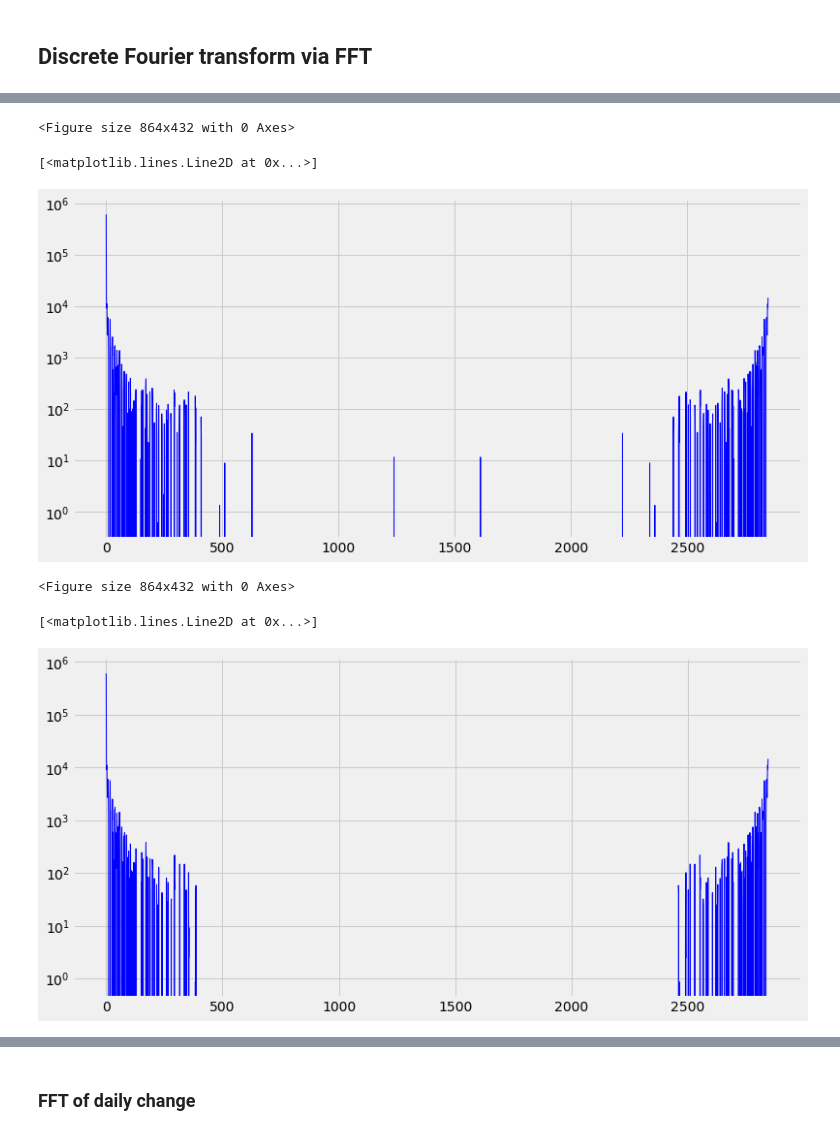
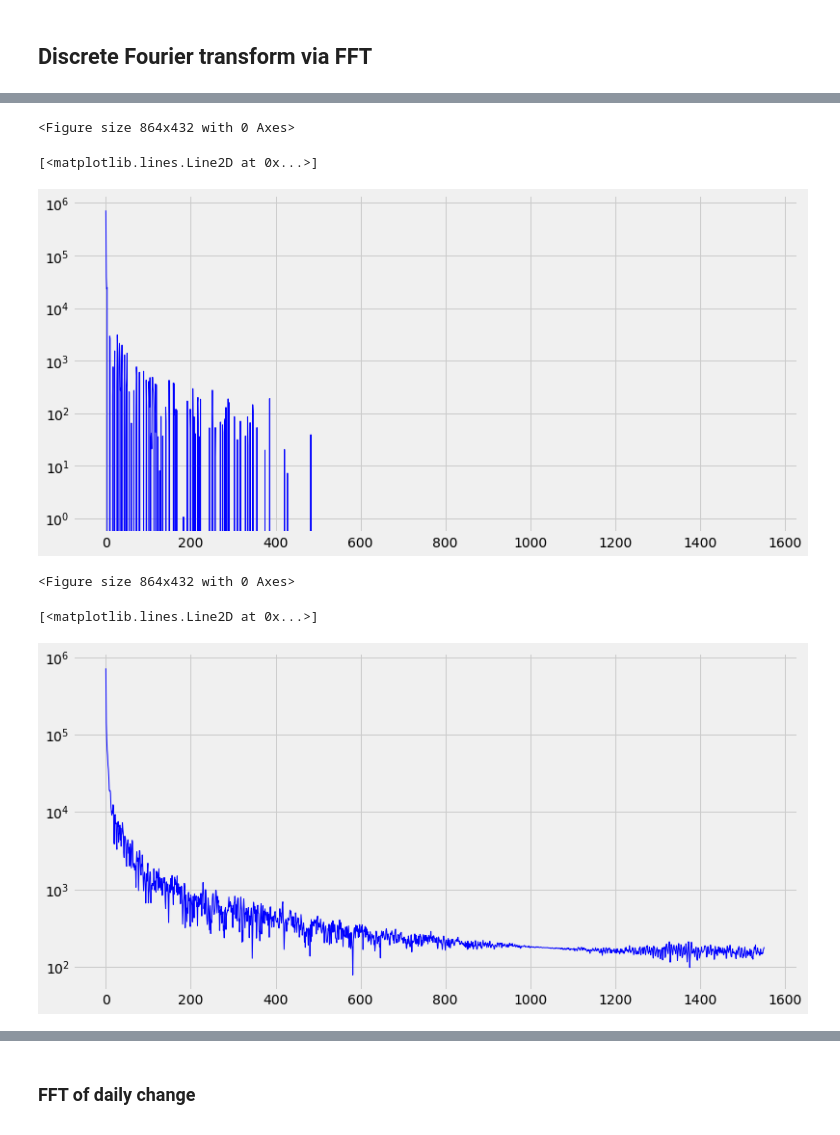
Before and after one commit to alik604/algorithmic-trading, a Jupyter notebook: DSP on SPY - learning.ipynb, the cells around one changed output, grey strips where cells are left out. Cells and saved outputs as stored; diff of their text form; code cells hidden in the pictures.

```diff
--- a/DSP on SPY - learning.ipynb
+++ b/DSP on SPY - learning.ipynb
@@ -77,24 +104,19 @@ plt.show()
 # %%
-smoothed = df.Close.rolling(window=1).mean().dropna()
-smoothed = smoothed.values
+smoothed = df.Close.rolling(window=3).mean().dropna()
+smoothed = smoothed.values # to NP array
 
-data_fft = fft(smoothed, workers=-1)
+data_fft = rfft(smoothed, workers=-1)
 plt.figure(figsize=(12,6))
 plt.semilogy(data_fft, '-b', linewidth = 1.0)
 plt.show()
+
+plt.figure(figsize=(12,6))
+plt.semilogy(abs(data_fft), '-b', linewidth = 1.0)
+plt.show()
 # %% [output]
 <Figure size 864x432 with 0 Axes>
 [<matplotlib.lines.Line2D at 0x...>]
-[figure, old version]
+[figure, new version]
+<Figure size 864x432 with 0 Axes>
+[<matplotlib.lines.Line2D at 0x...>]
+[figure, added]
-# %%
-smoothed = df.Close.rolling(window=3).mean().dropna()
-smoothed = smoothed.values # to NP array
-
-data_fft = fft(smoothed, workers=-1)
-plt.figure(figsize=(12,6))
-plt.semilogy(data_fft, '-b', linewidth = 1.0)
-plt.show()
-# %% [output]
-<Figure size 864x432 with 0 Axes>
-[<matplotlib.lines.Line2D at 0x...>]
-[figure, removed]
```
Also changed, not shown: parts of 15 cells of this notebook, 2 other files.
